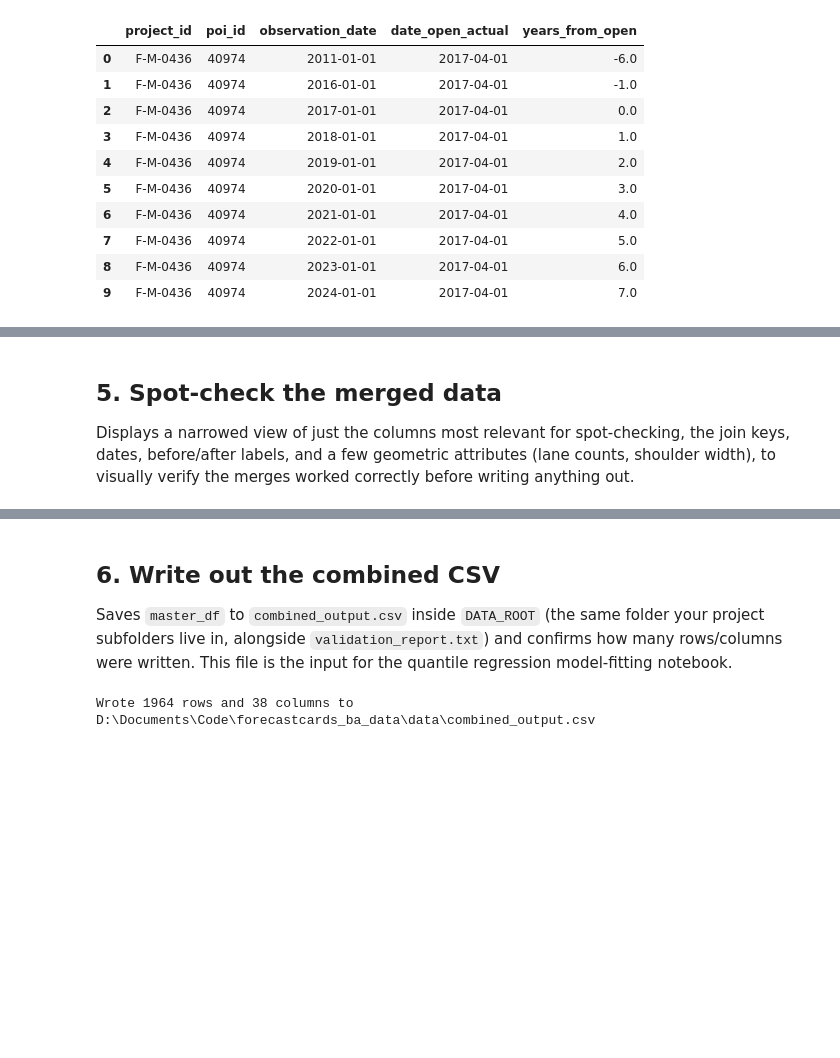
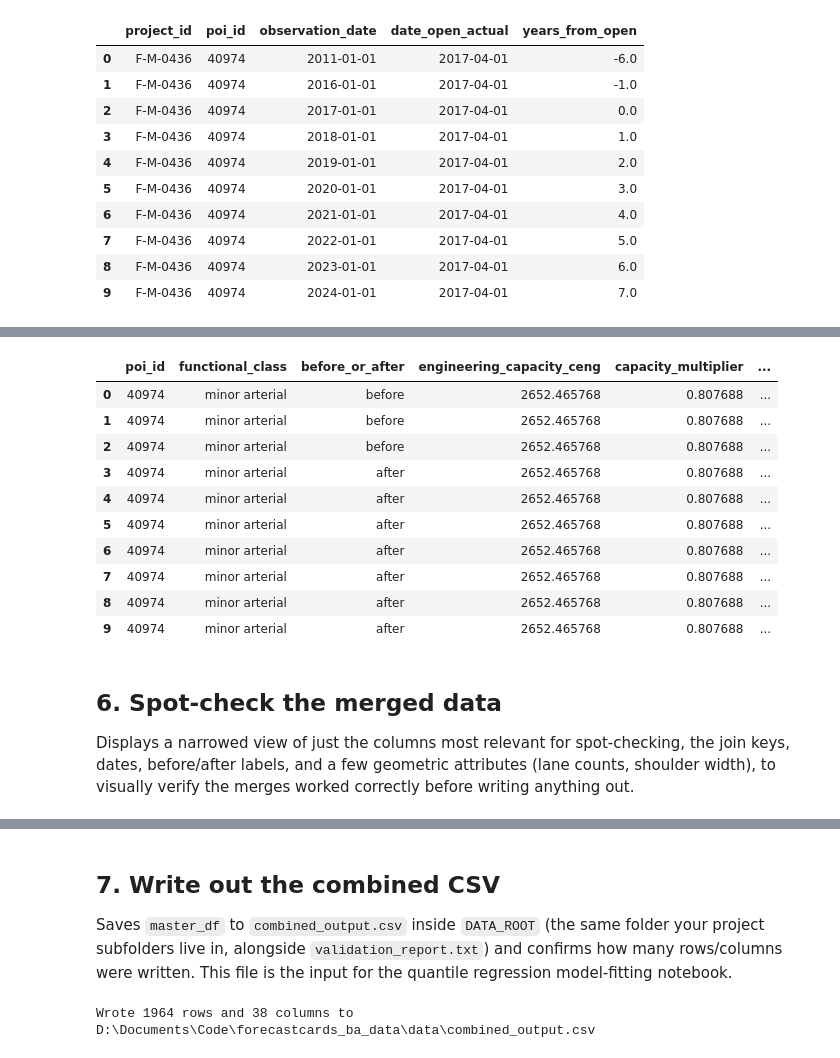
Before and after one commit to uky-transport-data-science/forecastcards_v2, a Jupyter notebook: forecastcards/notebooks/Estimator_Sheet.ipynb, the cells around one changed output, grey strips where cells are left out. Saved outputs shown, nothing was run; the diff lists cells and outputs as text; code cells hidden in the pictures; blank space fills up the shorter version.

```diff
--- a/forecastcards/notebooks/Estimator_Sheet.ipynb
+++ b/forecastcards/notebooks/Estimator_Sheet.ipynb
@@ -261,5 +431,48 @@ master_df[[
+# %%
+# Exponent X = sum(beta x variable), multiplier M = e^X, PostCapacity = Ceng x M
+X = (
+    betas["bLM"] * poi["d_lane_miles"]
+    + betas["bL"] * poi["d_through_lanes"]
+    + betas["bLT"] * poi["d_left_turn_lanes"]
+    + betas["bRT"] * poi["d_right_turn_lanes"]
+    + betas["bW"] * poi["lane_width_improved"]
+    + betas["bE"] * poi["express_lane_added"]
+    + betas["bS"] * poi["shoulder_widened"]
+    + betas["bF"] * poi["functional_class_improved"]
+    + betas["bA"] * poi["d_ln_aadt"]
+    + betas["bP"] * 0  # no regional population-growth data joined in yet
+    + betas["bY"] * 0  # no regional income-growth data joined in yet
+    + betas["bSL"] * poi["speed_limit_increased"]
+    + betas["bSIG"] * poi["signals_per_mile_post"]
+    + betas["bAT"] * poi["area_type_level"]
+)
+
+poi["capacity_multiplier"] = np.exp(X)
+poi["peak_hour_capacity"] = poi["engineering_capacity_ceng"] * poi["capacity_multiplier"]
+
+# Merge the POI-level results back onto every observation row for that POI
+_poi_out = poi[["engineering_capacity_ceng", "capacity_multiplier", "peak_hour_capacity"]].reset_index()
+master_df = master_df.drop(columns=["engineering_capacity_ceng", "capacity_multiplier", "peak_hour_capacity"], errors="ignore")
+master_df = master_df.merge(_poi_out, on="poi_id", how="left")
+
+master_df[[
+    "poi_id", "functional_class", "before_or_after",
+    "engineering_capacity_ceng", "capacity_multiplier", "peak_hour_capacity",
+]].head(10)
+# %% [output]
+|  | poi_id | functional_class | before_or_after | engineering_capacity_ceng | capacity_multiplier | ... |
+| 0 | 40974 | minor arterial | before | 2652.465768 | 0.807688 | ... |
+| 1 | 40974 | minor arterial | before | 2652.465768 | 0.807688 | ... |
+| 2 | 40974 | minor arterial | before | 2652.465768 | 0.807688 | ... |
+| 3 | 40974 | minor arterial | after | 2652.465768 | 0.807688 | ... |
+| 4 | 40974 | minor arterial | after | 2652.465768 | 0.807688 | ... |
+| 5 | 40974 | minor arterial | after | 2652.465768 | 0.807688 | ... |
+| 6 | 40974 | minor arterial | after | 2652.465768 | 0.807688 | ... |
+| 7 | 40974 | minor arterial | after | 2652.465768 | 0.807688 | ... |
+| 8 | 40974 | minor arterial | after | 2652.465768 | 0.807688 | ... |
+| 9 | 40974 | minor arterial | after | 2652.465768 | 0.807688 | ... |
 # %% [markdown]
-## 5. Spot-check the merged data
+## 6. Spot-check the merged data
 
 Displays a narrowed view of just the columns most relevant for spot-checking, the join keys, dates, before/after labels, and a few geometric attributes (lane counts, shoulder width), to visually verify the merges worked correctly before writing anything out.
 # %%
@@ -285,7 +498,7 @@ master_df[[
 | 1963 | TA-M352 | 10707 | 2025-01-01 | NaT | after | 1 | ... |
 1964 rows × 15 columns
 # %% [markdown]
-## 6. Write out the combined CSV
+## 7. Write out the combined CSV
 
 Saves `master_df` to `combined_output.csv` inside `DATA_ROOT` (the same folder your project subfolders live in, alongside `validation_report.txt`) and confirms how many rows/columns were written. This file is the input for the quantile regression model-fitting notebook.
 # %%
```
Also changed, not shown: parts of 9 cells of this notebook, 2 other files.
